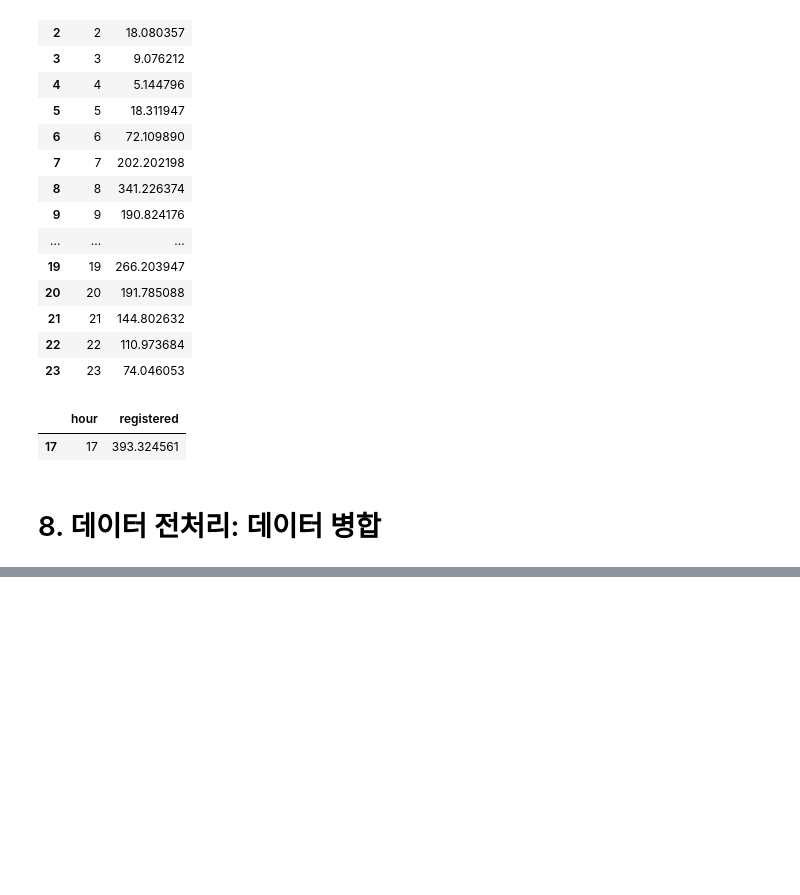
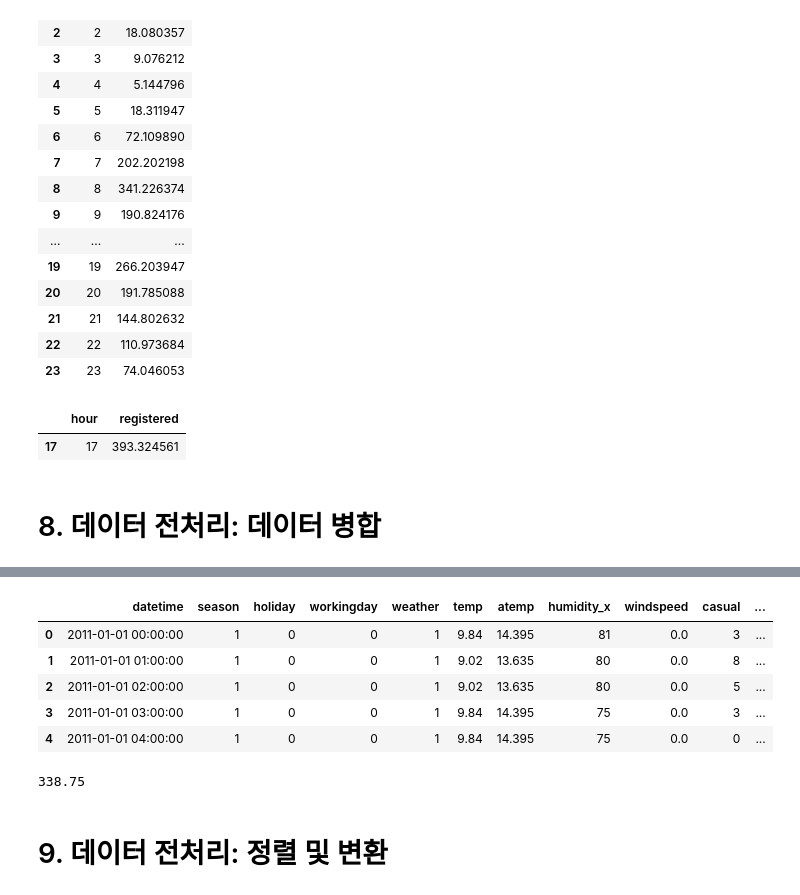
Before and after one commit to jinred9/TIL, a Jupyter notebook: TIL_file/202303/TIL_20230327.ipynb, the cells around one changed output, grey strips where cells are left out. Saved outputs shown, nothing was run; the diff lists cells and outputs as text; code cells hidden in the pictures; blank space fills up the shorter version.

```diff
--- a/TIL_file/202303/TIL_20230327.ipynb
+++ b/TIL_file/202303/TIL_20230327.ipynb
@@ -414,0 +721,3 @@ bike_reg.loc[bike_reg['registered'] == bike_reg['registered'].max()]
+# %%
+bike = pd.read_csv('../../ref_files/csv_file/bike.csv')
+bike.head()
@@ -414,0 +731,3 @@ bike_reg.loc[bike_reg['registered'] == bike_reg['registered'].max()]
+# %%
+bike['datetime'] = pd.to_datetime(bike['datetime'])
+bike.info()
@@ -414,0 +754,3 @@ bike_reg.loc[bike_reg['registered'] == bike_reg['registered'].max()]
+# %%
+bike['date'] = bike['datetime'].dt.date
+bike.head()
@@ -414,0 +764,4 @@ bike_reg.loc[bike_reg['registered'] == bike_reg['registered'].max()]
+# %%
+# bike['h_max'] = bike.groupby('date')['humidity'].max()
+bike_hm = bike.groupby('date')['humidity'].max().reset_index()
+bike_hm.head()
@@ -414,0 +775,16 @@ bike_reg.loc[bike_reg['registered'] == bike_reg['registered'].max()]
+# %%
+bike = bike.merge(bike_hm, on='date', how='inner')
+bike.head()
+# %% [output]
+|  | datetime | season | holiday | workingday | weather | temp | atemp | humidity_x | windspeed | casual | ... |
+| 0 | 2011-01-01 00:00:00 | 1 | 0 | 0 | 1 | 9.84 | 14.395 | 81 | 0.0 | 3 | ... |
+| 1 | 2011-01-01 01:00:00 | 1 | 0 | 0 | 1 | 9.02 | 13.635 | 80 | 0.0 | 8 | ... |
+| 2 | 2011-01-01 02:00:00 | 1 | 0 | 0 | 1 | 9.02 | 13.635 | 80 | 0.0 | 5 | ... |
+| 3 | 2011-01-01 03:00:00 | 1 | 0 | 0 | 1 | 9.84 | 14.395 | 75 | 0.0 | 3 | ... |
+| 4 | 2011-01-01 04:00:00 | 1 | 0 | 0 | 1 | 9.84 | 14.395 | 75 | 0.0 | 0 | ... |
+# %%
+bike[(bike['humidity_y'] == 100) & (bike['temp'] > 30)]['count'].mean()
+# %% [output]
+338.75
+# %% [markdown]
+# 9. 데이터 전처리: 정렬 및 변환
```
Also changed, not shown: parts of 34 cells of this notebook, 4 other files.
